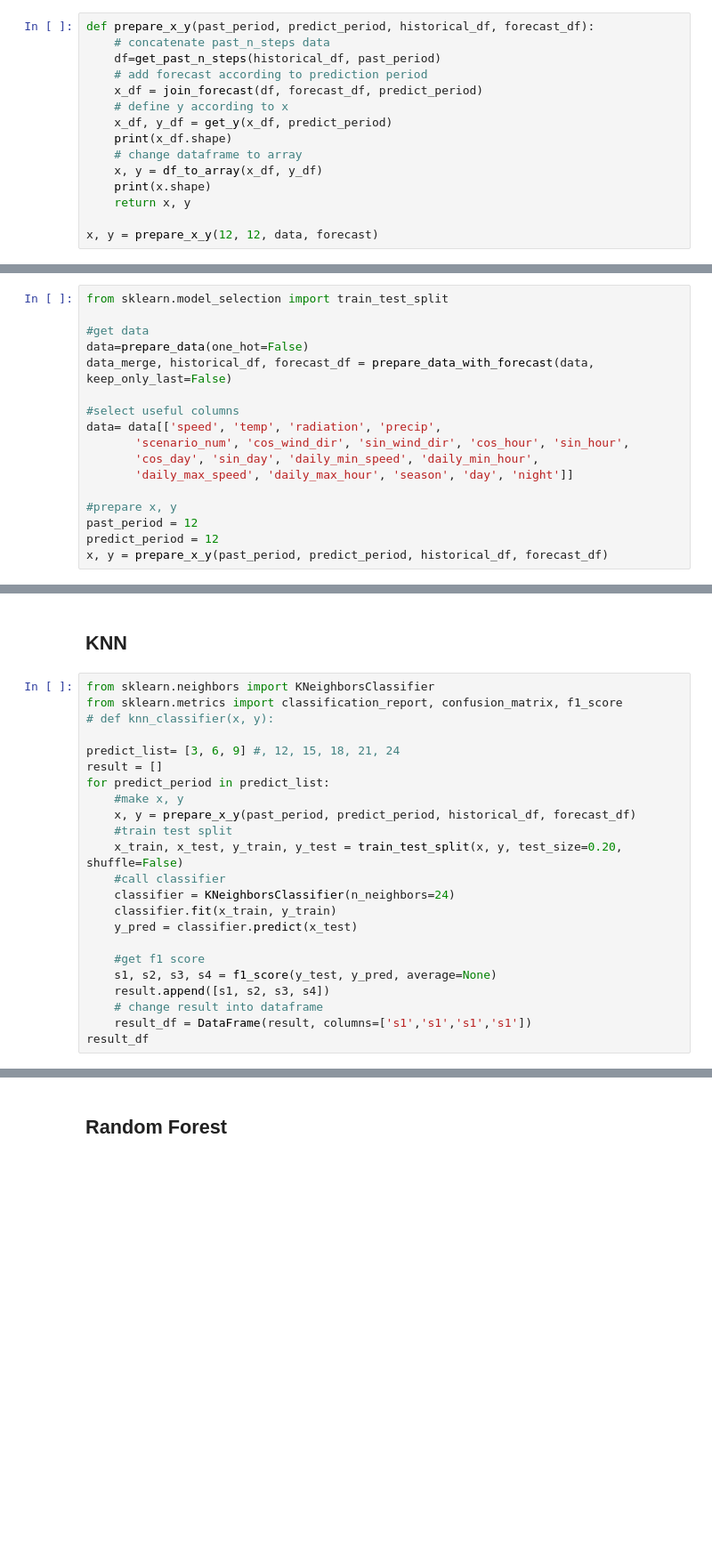
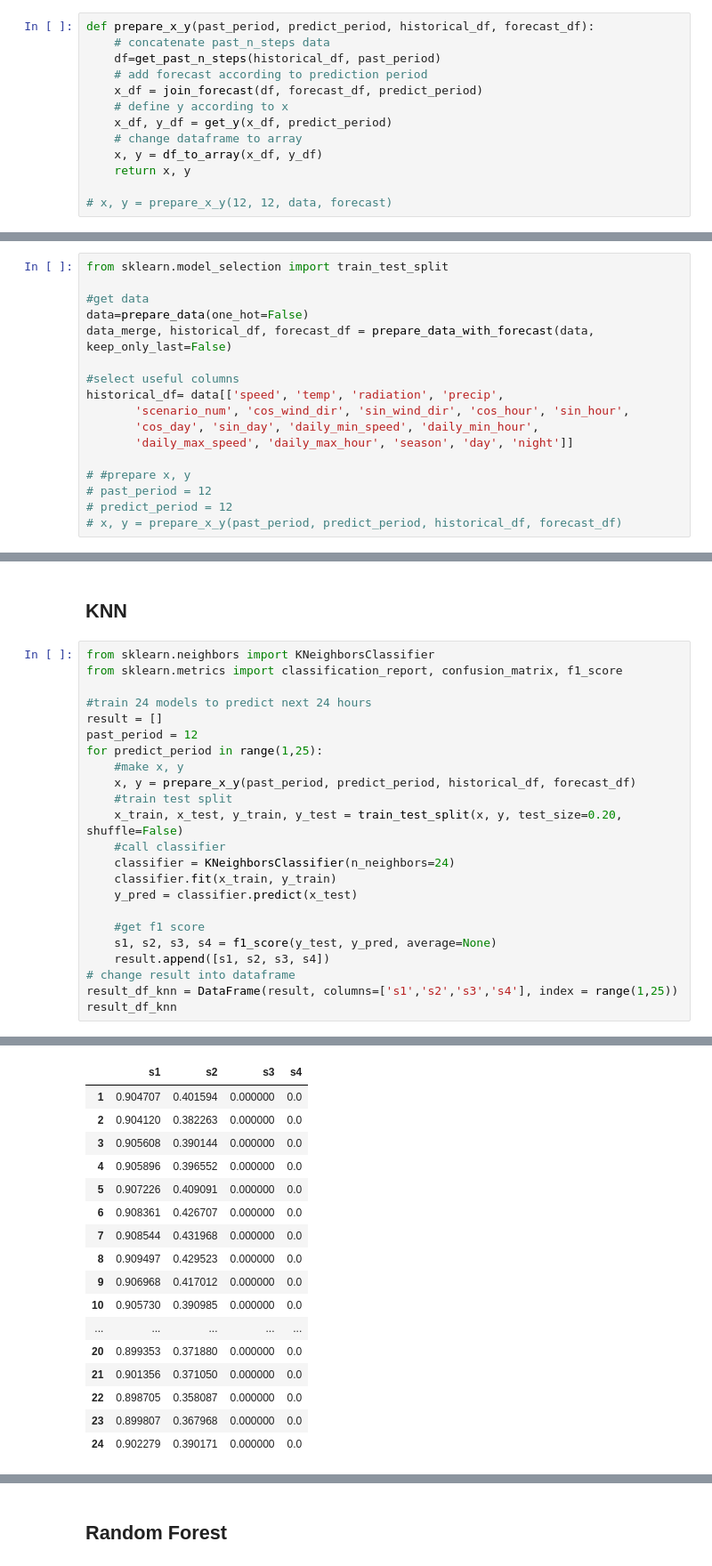
Before and after one commit to leobix/safi, a Jupyter notebook: safi_project_processing-classification.ipynb, the cells around one changed output, grey strips where cells are left out. Shown at 89% size. Saved outputs shown, nothing was run; the diff lists cells and outputs as text; blank space fills up the shorter version.

```diff
--- a/safi_project_processing-classification.ipynb
+++ b/safi_project_processing-classification.ipynb
@@ -144,10 +144,8 @@ def prepare_x_y(past_period, predict_period, historical_df, forecast_df):
     x_df = join_forecast(df, forecast_df, predict_period)
     # define y according to x
     x_df, y_df = get_y(x_df, predict_period)
-    print(x_df.shape)
     # change dataframe to array
     x, y = df_to_array(x_df, y_df)
-    print(x.shape)
     return x, y
 
-x, y = prepare_x_y(12, 12, data, forecast)
+# x, y = prepare_x_y(12, 12, data, forecast)
@@ -169,15 +159,15 @@ data=prepare_data(one_hot=False)
 data_merge, historical_df, forecast_df = prepare_data_with_forecast(data, keep_only_last=False)
 
 #select useful columns
-data= data[['speed', 'temp', 'radiation', 'precip',
+historical_df= data[['speed', 'temp', 'radiation', 'precip',
        'scenario_num', 'cos_wind_dir', 'sin_wind_dir', 'cos_hour', 'sin_hour',
        'cos_day', 'sin_day', 'daily_min_speed', 'daily_min_hour',
        'daily_max_speed', 'daily_max_hour', 'season', 'day', 'night']]
 
-#prepare x, y
-past_period = 12
-predict_period = 12
-x, y = prepare_x_y(past_period, predict_period, historical_df, forecast_df)
+# #prepare x, y
+# past_period = 12
+# predict_period = 12
+# x, y = prepare_x_y(past_period, predict_period, historical_df, forecast_df)
 # %% [output]
 read csv semester csv files from 2015s2 to 2019s2
 smooth wind direction
@@ -197,11 +184,11 @@ keep last forecast, duplicates dropped =  77652
 # %%
 from sklearn.neighbors import KNeighborsClassifier
 from sklearn.metrics import classification_report, confusion_matrix, f1_score
-# def knn_classifier(x, y):
 
-predict_list= [3, 6, 9] #, 12, 15, 18, 21, 24
+#train 24 models to predict next 24 hours
 result = []
-for predict_period in predict_list:
+past_period = 12
+for predict_period in range(1,25):
     #make x, y
     x, y = prepare_x_y(past_period, predict_period, historical_df, forecast_df)
     #train test split
@@ -214,7 +201,7 @@ for predict_period in predict_list:
     #get f1 score
     s1, s2, s3, s4 = f1_score(y_test, y_pred, average=None)
     result.append([s1, s2, s3, s4])
-    # change result into dataframe
-    result_df = DataFrame(result, columns=['s1','s1','s1','s1'])
-result_df
+# change result into dataframe
+result_df_knn = DataFrame(result, columns=['s1','s2','s3','s4'], index = range(1,25))
+result_df_knn
 # %% [output]
@@ -223,0 +208,17 @@ keep last forecast, duplicates dropped =  91845
+|  | s1 | s2 | s3 | s4 |
+| 1 | 0.904707 | 0.401594 | 0.000000 | 0.0 |
+| 2 | 0.904120 | 0.382263 | 0.000000 | 0.0 |
+| 3 | 0.905608 | 0.390144 | 0.000000 | 0.0 |
+| 4 | 0.905896 | 0.396552 | 0.000000 | 0.0 |
+| 5 | 0.907226 | 0.409091 | 0.000000 | 0.0 |
+| 6 | 0.908361 | 0.426707 | 0.000000 | 0.0 |
+| 7 | 0.908544 | 0.431968 | 0.000000 | 0.0 |
+| 8 | 0.909497 | 0.429523 | 0.000000 | 0.0 |
+| 9 | 0.906968 | 0.417012 | 0.000000 | 0.0 |
+| 10 | 0.905730 | 0.390985 | 0.000000 | 0.0 |
+| ... | ... | ... | ... | ... |
+| 20 | 0.899353 | 0.371880 | 0.000000 | 0.0 |
+| 21 | 0.901356 | 0.371050 | 0.000000 | 0.0 |
+| 22 | 0.898705 | 0.358087 | 0.000000 | 0.0 |
+| 23 | 0.899807 | 0.367968 | 0.000000 | 0.0 |
+| 24 | 0.902279 | 0.390171 | 0.000000 | 0.0 |
```
Also changed, not shown: parts of 12 cells of this notebook.
